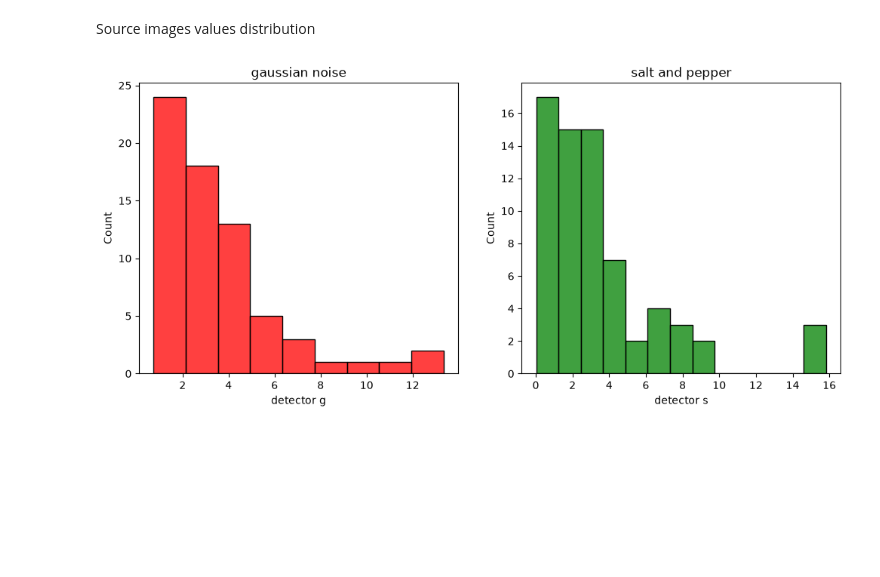
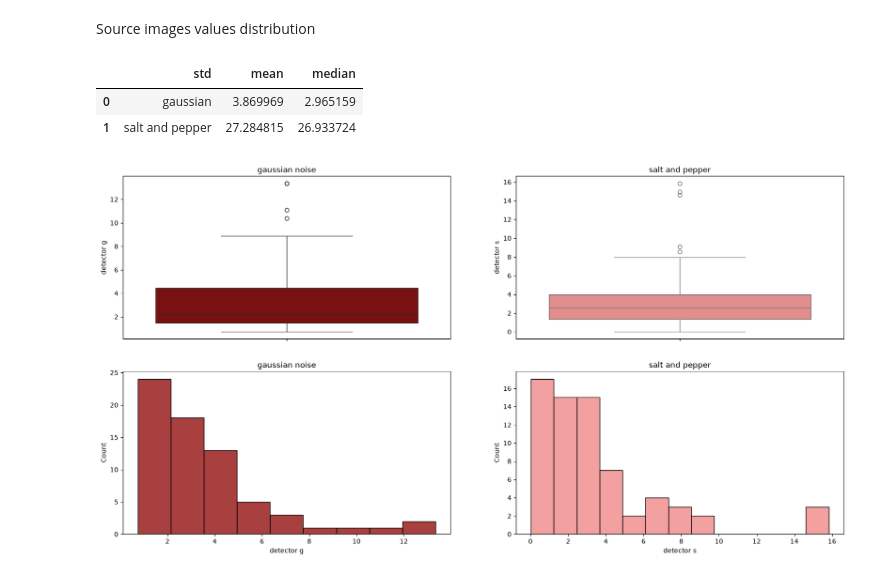
Before and after one commit to chaosmagnvm/Image-auto-denoising, a Jupyter notebook: notebooks/stats.ipynb, the cells around one changed output. Saved outputs shown, nothing was run; the diff lists cells and outputs as text; code cells hidden in the pictures; blank space fills up the shorter version.

```diff
--- a/notebooks/stats.ipynb
+++ b/notebooks/stats.ipynb
@@ -63,22 +103,39 @@ Source images values distribution
 # %%
 import numpy as np
 import pandas as pd
 import matplotlib.pyplot as plt
 import seaborn as sns
 import json
 
 def create_df():
     df = pd.read_json("../analysis/src.json")
     df = df.sort_values('name')
     df = df.reset_index(drop=True)
     return df
 
 df = create_df()
 
-fig, axes = plt.subplots(1,2, figsize=(12, 5))
-axes[0] = sns.histplot(data=df, x='detector g', color="red", ax=axes[0])
-axes[0].set_title("gaussian noise")
-axes[1] = sns.histplot(data=df, x='detector s', color="green", ax=axes[1])
-axes[1].set_title("salt and pepper");
+dff = pd.DataFrame({
+    "std": ["gaussian", "salt and pepper"],
+    "mean": [df1["detector g"].mean(), df2["detector s"].mean()],
+    "median": [df1["detector g"].median(), df2["detector s"].median()]
+})
+
+display(dff)
+
+fig, axes = plt.subplots(2,2, figsize=(20, 10))
+
+axes[0][0] = sns.boxplot(data=df, y='detector g', color="darkred", ax=axes[0][0])
+axes[0][0].set_title("gaussian noise")
+axes[0][1] = sns.boxplot(data=df, y='detector s', color="lightcoral", ax=axes[0][1])
+axes[0][1].set_title("salt and pepper")
+
+axes[1][0] = sns.histplot(data=df, x='detector g', color="darkred", ax=axes[1][0])
+axes[1][0].set_title("gaussian noise")
+axes[1][1] = sns.histplot(data=df, x='detector s', color="lightcoral", ax=axes[1][1])
+axes[1][1].set_title("salt and pepper");
 # %% [output]
+|  | std | mean | median |
+| 0 | gaussian | 3.869969 | 2.965159 |
+| 1 | salt and pepper | 27.284815 | 26.933724 |
-[figure, old version]
+[figure, new version]
```
Also changed, not shown: parts of 3 cells of this notebook.
